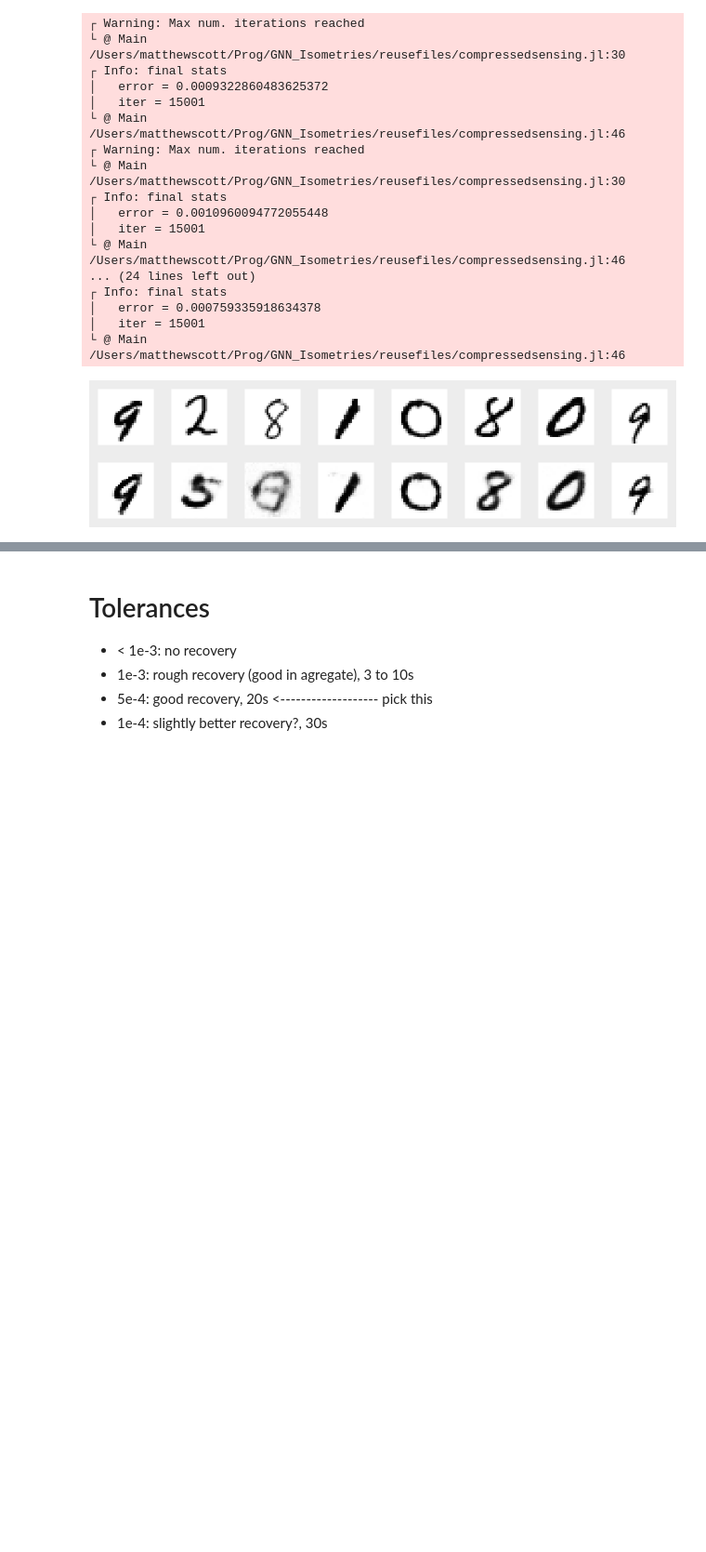
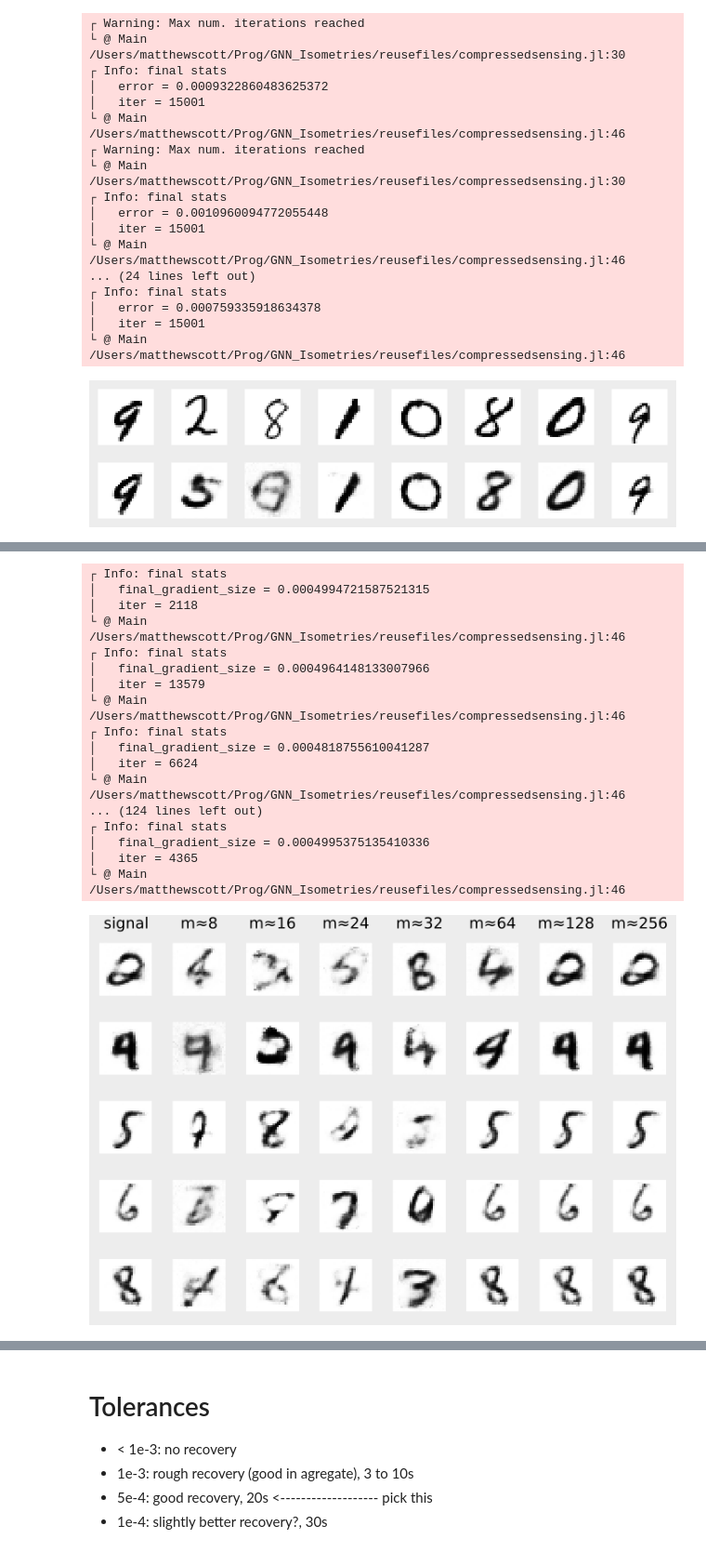
Before and after one commit to babhrujoshi/GNN_Isometries, a Jupyter notebook: reusefiles/recoverwithvae.ipynb, the cells around one changed output, grey strips where cells are left out. Shown at 93% size. Cells and saved outputs as stored; diff of their text form; code cells hidden in the pictures; blank space fills up the shorter version.

```diff
--- a/reusefiles/recoverwithvae.ipynb
+++ b/reusefiles/recoverwithvae.ipynb
@@ -31,0 +57,21 @@ plot_arrayoftestMNISTrecoveries(fullmodel, 8, 128, 16, 28^2)
+# %%
+plot_testMNIST_bynumber_bymeasurementnumber_presigmoid_recoveries(model, model.decoder, [8,16,24, 32, 64, 128,256],[2,4,5,6,8], 16, 28^2)
+# %% [output]
+┌ Info: final stats
+│   final_gradient_size = 0.0004994721587521315
+│   iter = 2118
+└ @ Main /Users/matthewscott/Prog/GNN_Isometries/reusefiles/compressedsensing.jl:46
+┌ Info: final stats
+│   final_gradient_size = 0.0004964148133007966
+│   iter = 13579
+└ @ Main /Users/matthewscott/Prog/GNN_Isometries/reusefiles/compressedsensing.jl:46
+┌ Info: final stats
+│   final_gradient_size = 0.0004818755610041287
+│   iter = 6624
+└ @ Main /Users/matthewscott/Prog/GNN_Isometries/reusefiles/compressedsensing.jl:46
+... (124 lines left out)
+┌ Info: final stats
+│   final_gradient_size = 0.0004995375135410336
+│   iter = 4365
+└ @ Main /Users/matthewscott/Prog/GNN_Isometries/reusefiles/compressedsensing.jl:46
+[figure, added]
```
Also changed, not shown: parts of 5 cells of this notebook, 5 other files.
